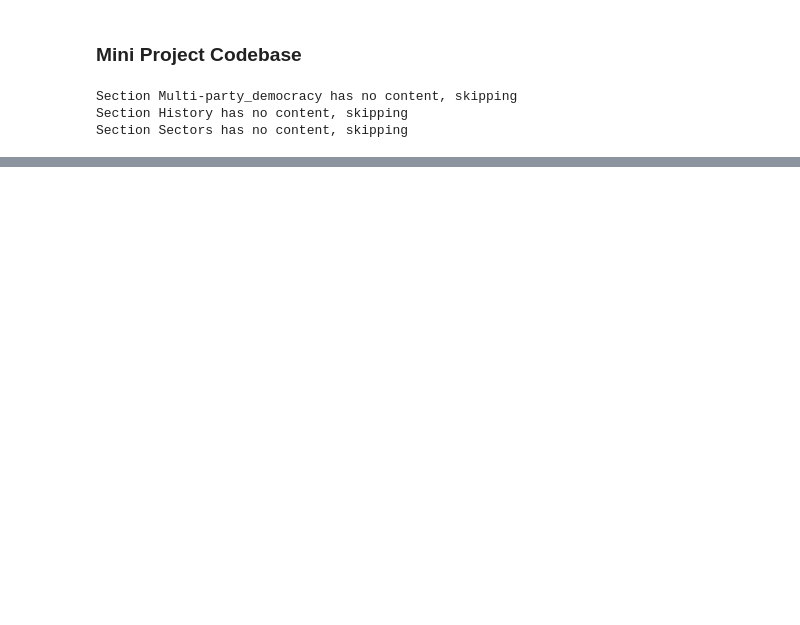
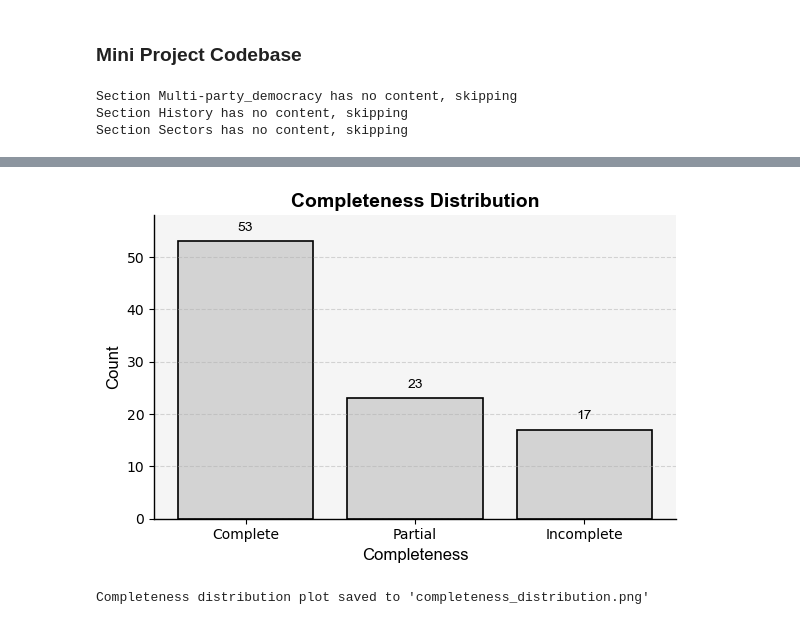
Before and after one commit to geraldmaboshe/mini-project, a Jupyter notebook: zambia_wikipedia.ipynb, the cells around one changed output, grey strips where cells are left out. Cells and saved outputs as stored; diff of their text form; code cells hidden in the pictures; blank space fills up the shorter version.

Commit message:
add completeness distribution

```diff
--- a/zambia_wikipedia.ipynb
+++ b/zambia_wikipedia.ipynb
@@ -146,6 +147,33 @@ Collected 92 sections
 4              2     Complete
 
 Raw data saved to 'raw_data.csv'
+# %%
+# Generate completeness distribution plot
+completeness_counts = df['Completeness'].value_counts().reindex(['Complete', 'Partial', 'Incomplete'], fill_value=0)
+plt.figure(figsize=(6, 4), facecolor='white')
+ax = plt.gca()
+ax.set_facecolor('#f5f5f5')
+bars = plt.bar(completeness_counts.index, completeness_counts.values, color='lightgrey', edgecolor='black', linewidth=1.2)
+plt.xlabel('Completeness', fontsize=12, fontfamily='Arial')
+plt.ylabel('Count', fontsize=12, fontfamily='Arial')
+plt.title('Completeness Distribution', fontsize=14, fontfamily='Arial', fontweight='bold')
+for i, v in enumerate(completeness_counts.values):
+    plt.text(i, v + 1.5, str(v), ha='center', va='bottom', fontsize=10, fontfamily='Arial')
+plt.ylim(0, max(completeness_counts.values) + 5)
+ax.grid(True, axis='y', linestyle='--', alpha=0.5)
+ax.spines['top'].set_visible(False)
+ax.spines['right'].set_visible(False)
+ax.spines['left'].set_linewidth(1)
+ax.spines['bottom'].set_linewidth(1)
+ax.tick_params(axis='both', which='major', labelsize=10)
+plt.tight_layout()
+plt.savefig('completeness_distribution.png', dpi=300, bbox_inches='tight')
+plt.show()
+plt.close()
+print("\nCompleteness distribution plot saved to 'completeness_distribution.png'")
+# %% [output]
+[figure, added]
+Completeness distribution plot saved to 'completeness_distribution.png'
 # %%
 # Prepare data for classification
 if not df.empty:
```
Also changed, not shown: parts of 3 cells of this notebook, 4 other files.
